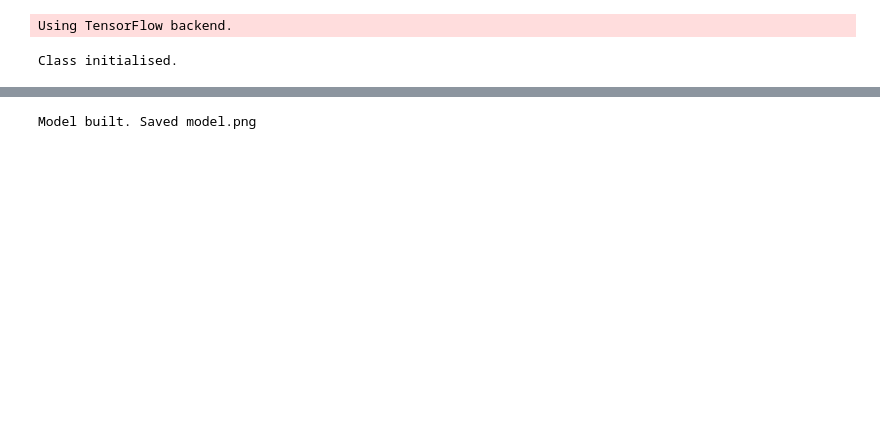
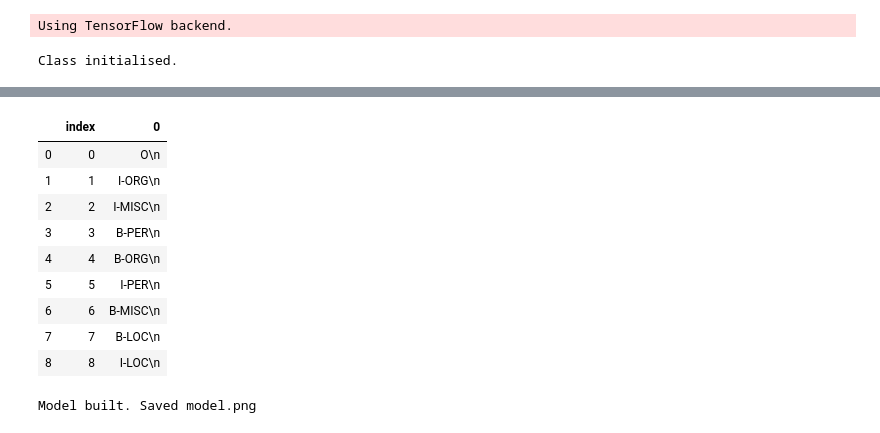
Before and after one commit to camicasi08/spanish_ner, a Jupyter notebook: CNN_BLSTM.ipynb, the cells around one changed output, grey strips where cells are left out. Cells and saved outputs as stored; diff of their text form; code cells hidden in the pictures; blank space fills up the shorter version.

```diff
--- a/CNN_BLSTM.ipynb
+++ b/CNN_BLSTM.ipynb
@@ -281,0 +299,15 @@ cnn_blstm.embed()
+# %%
+df = pd.DataFrame.from_dict(cnn_blstm.idx2Label, orient='index').reset_index()
+# %%
+df
+# %% [output]
+|  | index | 0 |
+| 0 | 0 | O\n |
+| 1 | 1 | I-ORG\n |
+| 2 | 2 | I-MISC\n |
+| 3 | 3 | B-PER\n |
+| 4 | 4 | B-ORG\n |
+| 5 | 5 | I-PER\n |
+| 6 | 6 | B-MISC\n |
+| 7 | 7 | B-LOC\n |
+| 8 | 8 | I-LOC\n |
```
Also changed, not shown: parts of 12 cells of this notebook, 5 other files.
